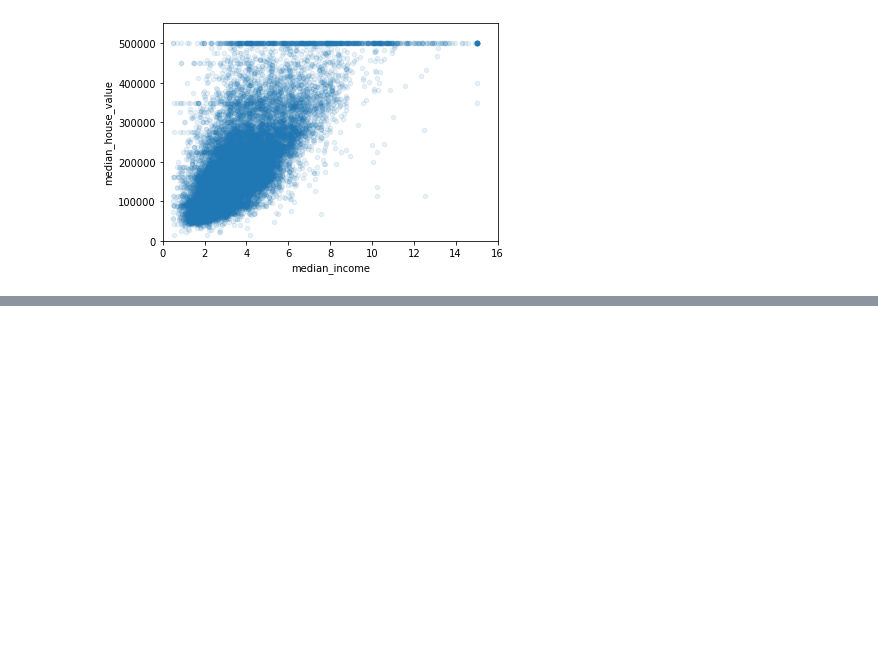
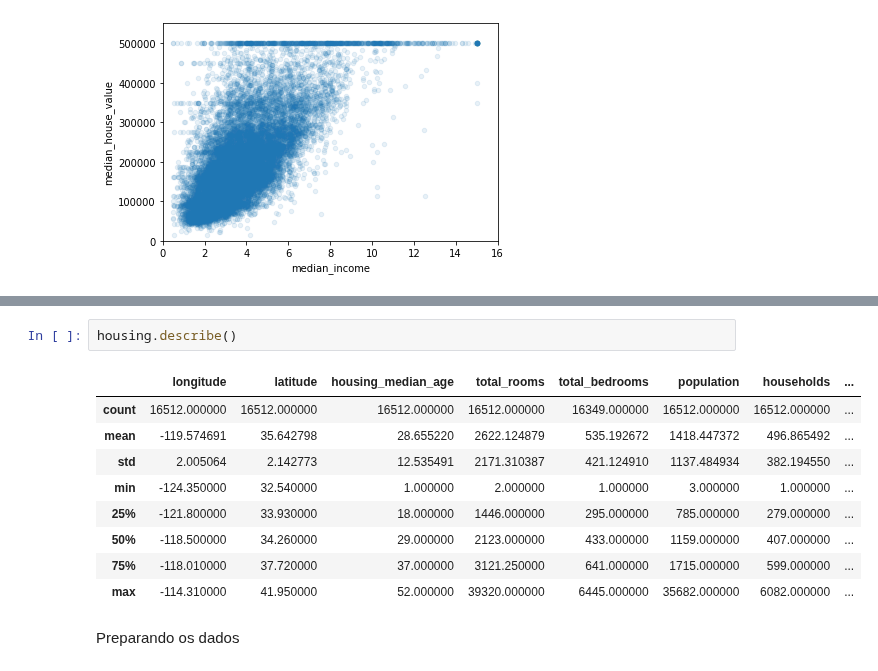
Before and after one commit to AyrtonCossuol/boston-test-dataset-analysis, a Jupyter notebook: california_housing_prince_prediction/California_Housing_Price_Prediction.ipynb, the cells around one changed output, grey strips where cells are left out. Saved outputs shown, nothing was run; the diff lists cells and outputs as text; blank space fills up the shorter version.

```diff
--- a/california_housing_prince_prediction/California_Housing_Price_Prediction.ipynb
+++ b/california_housing_prince_prediction/California_Housing_Price_Prediction.ipynb
@@ -241,0 +273,14 @@ plt.axis([0, 16, 0, 550000])
+# %%
+housing.describe()
+# %% [output]
+|  | longitude | latitude | housing_median_age | total_rooms | total_bedrooms | population | households | ... |
+| count | 16512.000000 | 16512.000000 | 16512.000000 | 16512.000000 | 16349.000000 | 16512.000000 | 16512.000000 | ... |
+| mean | -119.574691 | 35.642798 | 28.655220 | 2622.124879 | 535.192672 | 1418.447372 | 496.865492 | ... |
+| std | 2.005064 | 2.142773 | 12.535491 | 2171.310387 | 421.124910 | 1137.484934 | 382.194550 | ... |
+| min | -124.350000 | 32.540000 | 1.000000 | 2.000000 | 1.000000 | 3.000000 | 1.000000 | ... |
+| 25% | -121.800000 | 33.930000 | 18.000000 | 1446.000000 | 295.000000 | 785.000000 | 279.000000 | ... |
+| 50% | -118.500000 | 34.260000 | 29.000000 | 2123.000000 | 433.000000 | 1159.000000 | 407.000000 | ... |
+| 75% | -118.010000 | 37.720000 | 37.000000 | 3121.250000 | 641.000000 | 1715.000000 | 599.000000 | ... |
+| max | -114.310000 | 41.950000 | 52.000000 | 39320.000000 | 6445.000000 | 35682.000000 | 6082.000000 | ... |
+# %% [markdown]
+Preparando os dados
```
Also changed, not shown: parts of 5 cells of this notebook.
